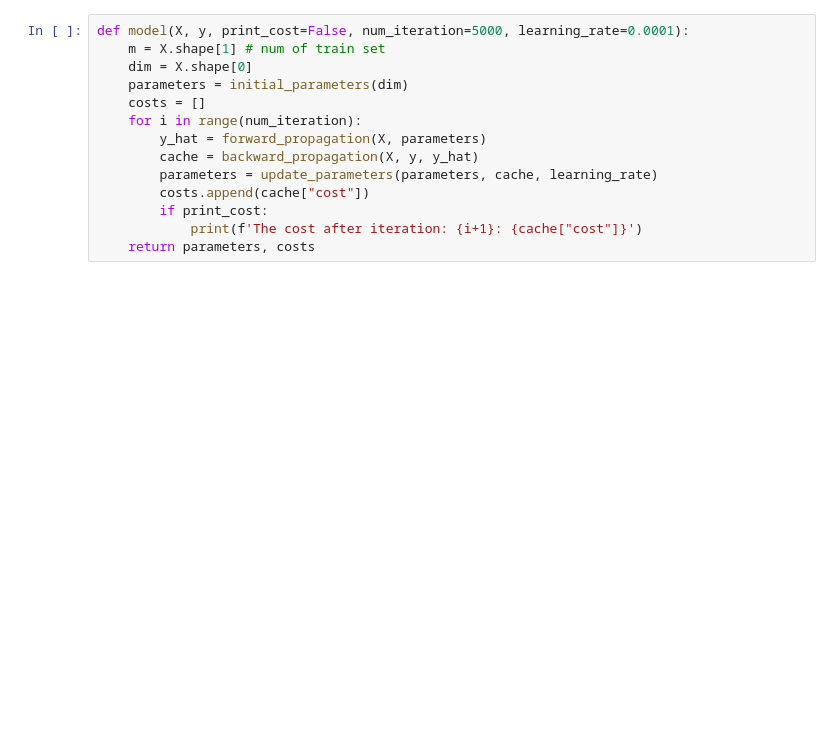
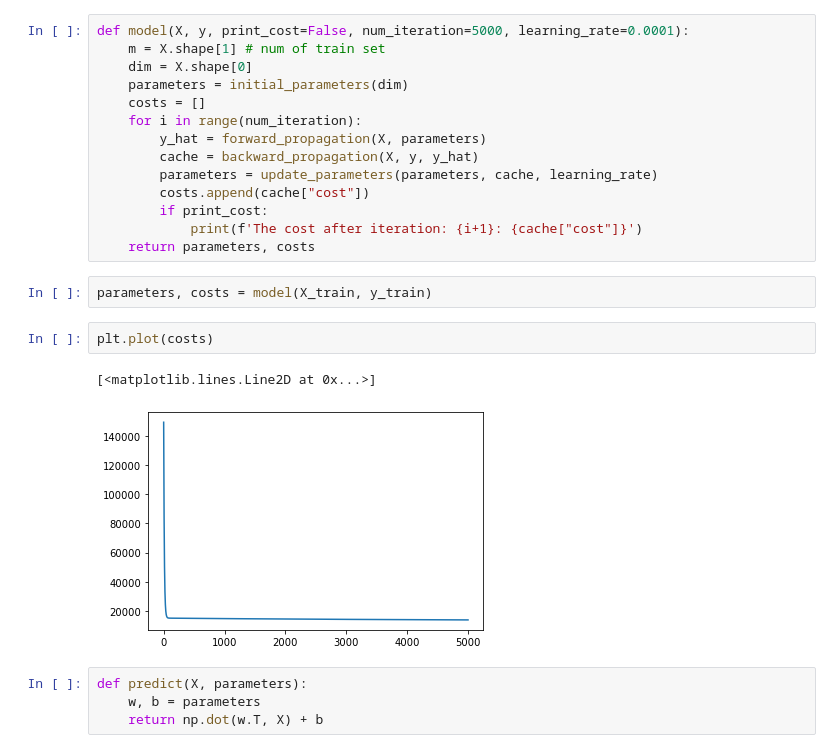
Before and after one commit to arashalaei/Predict-Boston-houses-price, a Jupyter notebook: Predict Boston houses price.ipynb, the cells around one changed output. Drawn from its saved outputs; the diff is of its cells as text; blank space fills up the shorter version.

Commit message:
def predict(X, parameters):

```diff
--- a/Predict Boston houses price.ipynb
+++ b/Predict Boston houses price.ipynb
@@ -132,3 +132,14 @@ def model(X, y, print_cost=False, num_iteration=5000, learning_rate=0.0001):
         if print_cost:
             print(f'The cost after iteration: {i+1}: {cache["cost"]}')
     return parameters, costs
+# %%
+parameters, costs = model(X_train, y_train)
+# %%
+plt.plot(costs)
+# %% [output]
+[<matplotlib.lines.Line2D at 0x...>]
+[figure, added]
+# %%
+def predict(X, parameters):
+    w, b = parameters
+    return np.dot(w.T, X) + b
```
Also changed, not shown: parts of 1 cell of this notebook.
